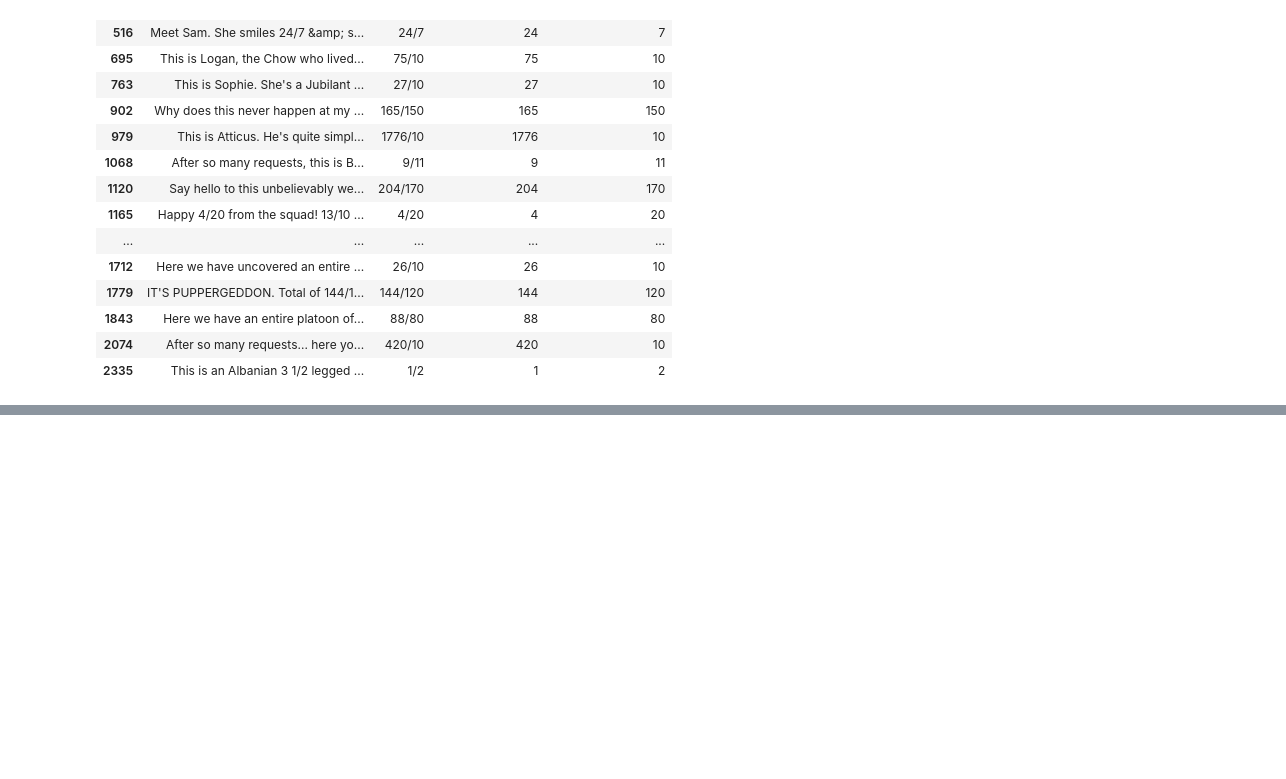
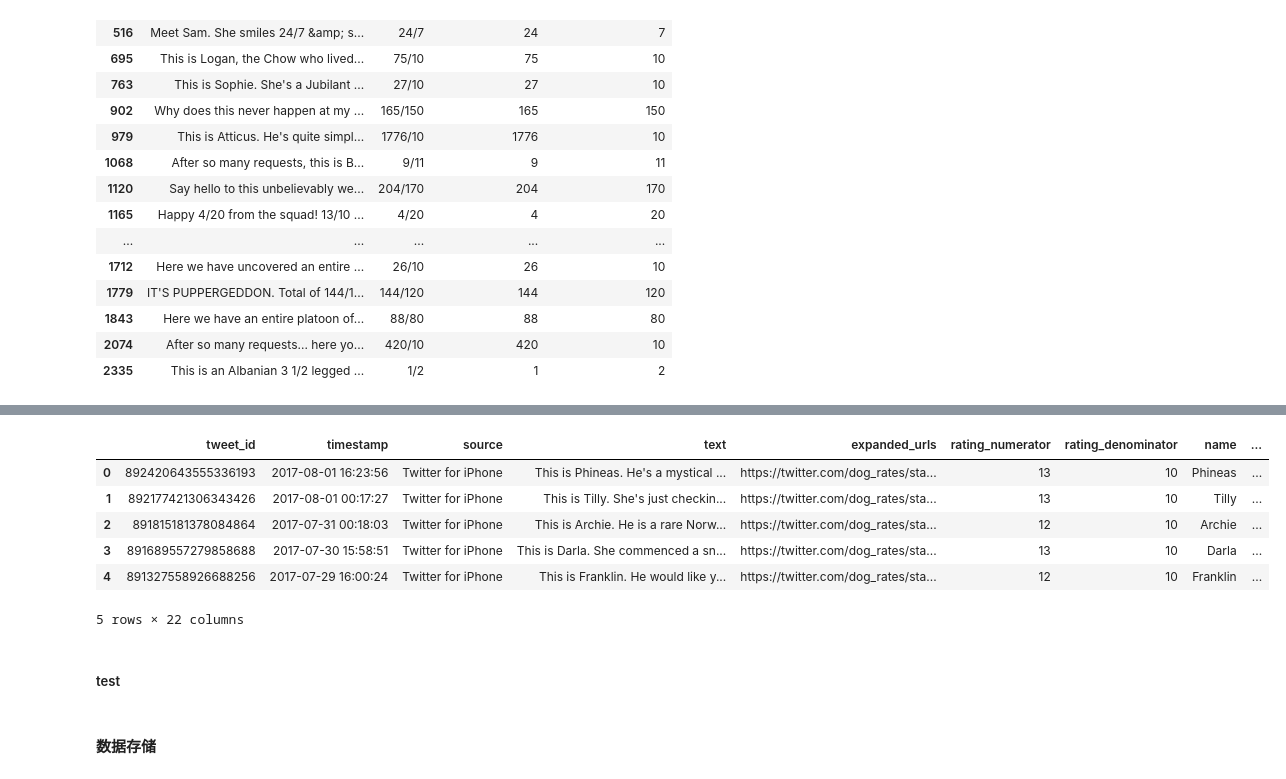
Before and after one commit to jingjingh4/udacity-DA-course, a Jupyter notebook: data-wrangling/WeRateDog/wrangle_act.ipynb, the cells around one changed output, grey strips where cells are left out. Drawn from its saved outputs; the diff is of its cells as text; code cells hidden in the pictures; blank space fills up the shorter version.

```diff
--- a/data-wrangling/WeRateDog/wrangle_act.ipynb
+++ b/data-wrangling/WeRateDog/wrangle_act.ipynb
@@ -357,0 +390,5 @@ twitter_archive_clean[
+# %%
+# check the text and find name usually following This is, named, Meet, Say hello to, name is, Here we have, Here is
+# reselect the name from the text
+twitter_archive_clean['name'] = twitter_archive_clean.text.str.extract(
+    '(?:This is|named|Meet|Say hello to|name is|Here we have|Here is)\s([A-Z][a-z+]*)',expand=True)
@@ -357,0 +409,3 @@ twitter_archive_clean[
+# %%
+# Delete the duplicates and only keep the first one
+image_predictions_clean.drop_duplicates(['jpg_url'], inplace=True)
@@ -357,0 +428,19 @@ twitter_archive_clean[
+# %%
+# Merge three tables based on 'tweet_id'
+# Only keep the data having pictures which means to inner join
+wrd_clean = pd.merge(twitter_archive_clean, image_predictions_clean, on='tweet_id', how='inner')
+
+wrd_clean = pd.merge(wrd_clean, tweet_extra_data_clean, on='tweet_id', how='left')
+# %%
+# Delete the data after '2017-08-02 00:00:00'
+wrd_clean = wrd_clean.query("timestamp < '2017-08-02 00:00:00'")
+# %%
+wrd_clean.head()
+# %% [output]
+|  | tweet_id | timestamp | source | text | expanded_urls | rating_numerator | rating_denominator | name | ... |
+| 0 | 892420643555336193 | 2017-08-01 16:23:56 | Twitter for iPhone | This is Phineas. He's a mystical ... | https://twitter.com/dog_rates/sta... | 13 | 10 | Phineas | ... |
+| 1 | 892177421306343426 | 2017-08-01 00:17:27 | Twitter for iPhone | This is Tilly. She's just checkin... | https://twitter.com/dog_rates/sta... | 13 | 10 | Tilly | ... |
+| 2 | 891815181378084864 | 2017-07-31 00:18:03 | Twitter for iPhone | This is Archie. He is a rare Norw... | https://twitter.com/dog_rates/sta... | 12 | 10 | Archie | ... |
+| 3 | 891689557279858688 | 2017-07-30 15:58:51 | Twitter for iPhone | This is Darla. She commenced a sn... | https://twitter.com/dog_rates/sta... | 13 | 10 | Darla | ... |
+| 4 | 891327558926688256 | 2017-07-29 16:00:24 | Twitter for iPhone | This is Franklin. He would like y... | https://twitter.com/dog_rates/sta... | 12 | 10 | Franklin | ... |
+5 rows × 22 columns
@@ -357,0 +450,2 @@ twitter_archive_clean[
+# %% [markdown]
+##### test
@@ -357,0 +456,2 @@ twitter_archive_clean[
+# %% [markdown]
+#### 数据存储
```
Also changed, not shown: parts of 59 cells of this notebook, 1 other file.
